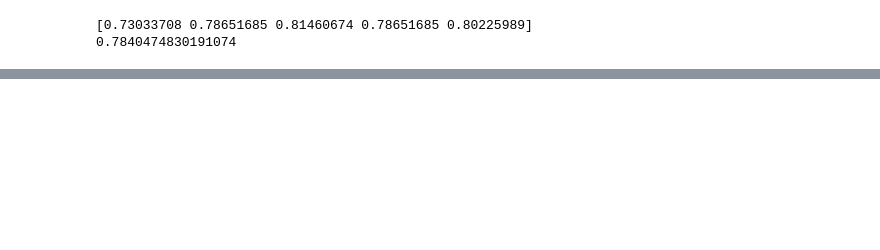
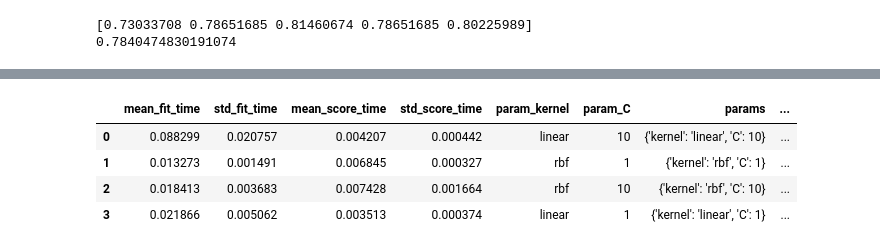
Before and after one commit to Shresht5/aiml, a Jupyter notebook: supervalgo.ipynb, the cells around one changed output, grey strips where cells are left out. Saved outputs shown, nothing was run; the diff lists cells and outputs as text; code cells hidden in the pictures; blank space fills up the shorter version.

```diff
--- a/supervalgo.ipynb
+++ b/supervalgo.ipynb
@@ -207,0 +248,9 @@ print(scores.mean())
+# %%
+results = pd.DataFrame(classifier_r.cv_results_)
+results
+# %% [output]
+|  | mean_fit_time | std_fit_time | mean_score_time | std_score_time | param_kernel | param_C | params | ... |
+| 0 | 0.088299 | 0.020757 | 0.004207 | 0.000442 | linear | 10 | {'kernel': 'linear', 'C': 10} | ... |
+| 1 | 0.013273 | 0.001491 | 0.006845 | 0.000327 | rbf | 1 | {'kernel': 'rbf', 'C': 1} | ... |
+| 2 | 0.018413 | 0.003683 | 0.007428 | 0.001664 | rbf | 10 | {'kernel': 'rbf', 'C': 10} | ... |
+| 3 | 0.021866 | 0.005062 | 0.003513 | 0.000374 | linear | 1 | {'kernel': 'linear', 'C': 1} | ... |
```
Also changed, not shown: parts of 8 cells of this notebook.
